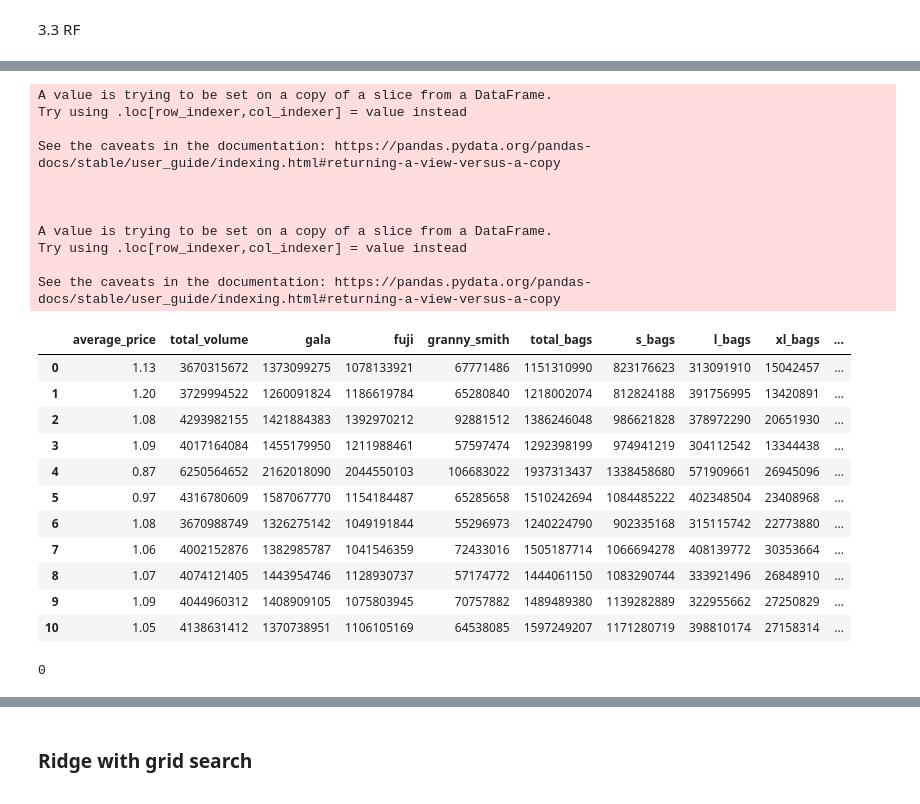
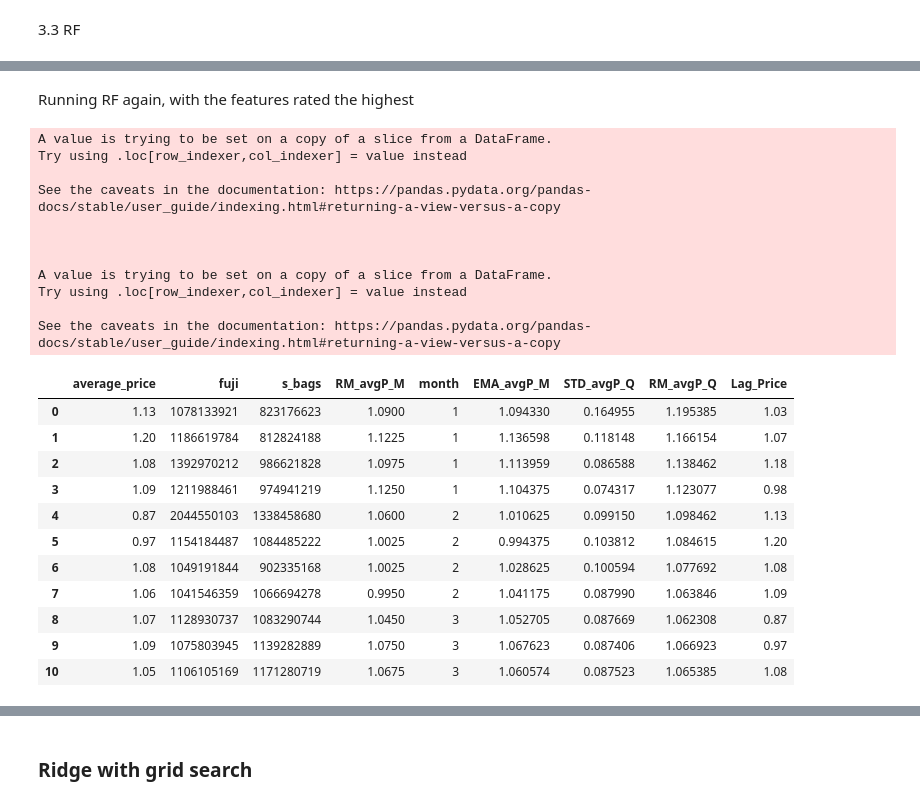
Before and after one commit to marcelomoraiscloser/apple_price, a Jupyter notebook: ApplePricePredictor.ipynb, the cells around one changed output, grey strips where cells are left out. Drawn from its saved outputs; the diff is of its cells as text; code cells hidden in the pictures.

```diff
--- a/ApplePricePredictor.ipynb
+++ b/ApplePricePredictor.ipynb
@@ -733,70 +827,56 @@ Test score: 0.05768     ||       Overfit: 0.00679       ||       Relative overfi
+# %% [markdown]
+Running RF again, with the features rated the highest
 # %%
 numeric_features_used = [
     'average_price',
-    'total_volume',
-    'gala',
+    #'total_volume',
+    #'gala',
     'fuji',
-    'granny_smith',
-    'total_bags',
+    #'granny_smith',
+    #'total_bags',
     's_bags',
-    'l_bags',
-    'xl_bags',
+    #'l_bags',
+    #'xl_bags',
     'RM_avgP_M',
-    'STD_avgP_M',
-    'week',
-    'week_prev',
+    #'STD_avgP_M',
+    #'week',
+    #'week_prev',
     'month',
-    'month_prev',
-    'year',
+    #'month_prev',
+    #'year',
     #'price_elasticity',
     'EMA_avgP_M',
     'STD_avgP_Q',
     'RM_avgP_Q',
     'Lag_Price',
 ]
 train_X, test_X = df_conv_train[numeric_features_used], df_conv_test[numeric_features_used]
 train_Y, test_Y = df_conv_train['target'], df_conv_test['target']
-#train_X = train_X.values
-#train_Y = train_Y.values
 
-from sklearn.impute import KNNImputer
-
-def knn_imputer(df, columns , n):
-    imputer = KNNImputer(n_neighbors=n)
-    imputer.fit(df[columns])
-    df[columns] = imputer.transform(df[columns])
-    return df
-
-columns_to_imput = ['STD_avgP_M', 'STD_avgP_Q', 'Lag_Price']
+columns_to_imput = ['STD_avgP_Q', 'Lag_Price']
 knn_imputer(train_X, columns_to_imput, 5)
 knn_imputer(test_X, columns_to_imput, 5)
 # %% [output]
 A value is trying to be set on a copy of a slice from a DataFrame.
 Try using .loc[row_indexer,col_indexer] = value instead
 
 See the caveats in the documentation: https://pandas.pydata.org/pandas-docs/stable/user_guide/indexing.html#returning-a-view-versus-a-copy
 
 
 
 A value is trying to be set on a copy of a slice from a DataFrame.
 Try using .loc[row_indexer,col_indexer] = value instead
 
 See the caveats in the documentation: https://pandas.pydata.org/pandas-docs/stable/user_guide/indexing.html#returning-a-view-versus-a-copy
-|  | average_price | total_volume | gala | fuji | granny_smith | total_bags | s_bags | l_bags | xl_bags | ... |
-| 0 | 1.13 | 3670315672 | 1373099275 | 1078133921 | 67771486 | 1151310990 | 823176623 | 313091910 | 15042457 | ... |
-| 1 | 1.20 | 3729994522 | 1260091824 | 1186619784 | 65280840 | 1218002074 | 812824188 | 391756995 | 13420891 | ... |
-| 2 | 1.08 | 4293982155 | 1421884383 | 1392970212 | 92881512 | 1386246048 | 986621828 | 378972290 | 20651930 | ... |
-| 3 | 1.09 | 4017164084 | 1455179950 | 1211988461 | 57597474 | 1292398199 | 974941219 | 304112542 | 13344438 | ... |
-| 4 | 0.87 | 6250564652 | 2162018090 | 2044550103 | 106683022 | 1937313437 | 1338458680 | 571909661 | 26945096 | ... |
-| 5 | 0.97 | 4316780609 | 1587067770 | 1154184487 | 65285658 | 1510242694 | 1084485222 | 402348504 | 23408968 | ... |
-| 6 | 1.08 | 3670988749 | 1326275142 | 1049191844 | 55296973 | 1240224790 | 902335168 | 315115742 | 22773880 | ... |
-| 7 | 1.06 | 4002152876 | 1382985787 | 1041546359 | 72433016 | 1505187714 | 1066694278 | 408139772 | 30353664 | ... |
-| 8 | 1.07 | 4074121405 | 1443954746 | 1128930737 | 57174772 | 1444061150 | 1083290744 | 333921496 | 26848910 | ... |
-| 9 | 1.09 | 4044960312 | 1408909105 | 1075803945 | 70757882 | 1489489380 | 1139282889 | 322955662 | 27250829 | ... |
-| 10 | 1.05 | 4138631412 | 1370738951 | 1106105169 | 64538085 | 1597249207 | 1171280719 | 398810174 | 27158314 | ... |
+|  | average_price | fuji | s_bags | RM_avgP_M | month | EMA_avgP_M | STD_avgP_Q | RM_avgP_Q | Lag_Price |
+| 0 | 1.13 | 1078133921 | 823176623 | 1.0900 | 1 | 1.094330 | 0.164955 | 1.195385 | 1.03 |
+| 1 | 1.20 | 1186619784 | 812824188 | 1.1225 | 1 | 1.136598 | 0.118148 | 1.166154 | 1.07 |
+| 2 | 1.08 | 1392970212 | 986621828 | 1.0975 | 1 | 1.113959 | 0.086588 | 1.138462 | 1.18 |
+| 3 | 1.09 | 1211988461 | 974941219 | 1.1250 | 1 | 1.104375 | 0.074317 | 1.123077 | 0.98 |
+| 4 | 0.87 | 2044550103 | 1338458680 | 1.0600 | 2 | 1.010625 | 0.099150 | 1.098462 | 1.13 |
+| 5 | 0.97 | 1154184487 | 1084485222 | 1.0025 | 2 | 0.994375 | 0.103812 | 1.084615 | 1.20 |
+| 6 | 1.08 | 1049191844 | 902335168 | 1.0025 | 2 | 1.028625 | 0.100594 | 1.077692 | 1.08 |
+| 7 | 1.06 | 1041546359 | 1066694278 | 0.9950 | 2 | 1.041175 | 0.087990 | 1.063846 | 1.09 |
+| 8 | 1.07 | 1128930737 | 1083290744 | 1.0450 | 3 | 1.052705 | 0.087669 | 1.062308 | 0.87 |
+| 9 | 1.09 | 1075803945 | 1139282889 | 1.0750 | 3 | 1.067623 | 0.087406 | 1.066923 | 0.97 |
+| 10 | 1.05 | 1106105169 | 1171280719 | 1.0675 | 3 | 1.060574 | 0.087523 | 1.065385 | 1.08 |
-# %%
-train_X.isna().sum()
-test_X.isna().sum()
-train_Y.isna().sum()
-# %% [output]
-0
```
Also changed, not shown: parts of 22 cells of this notebook.
